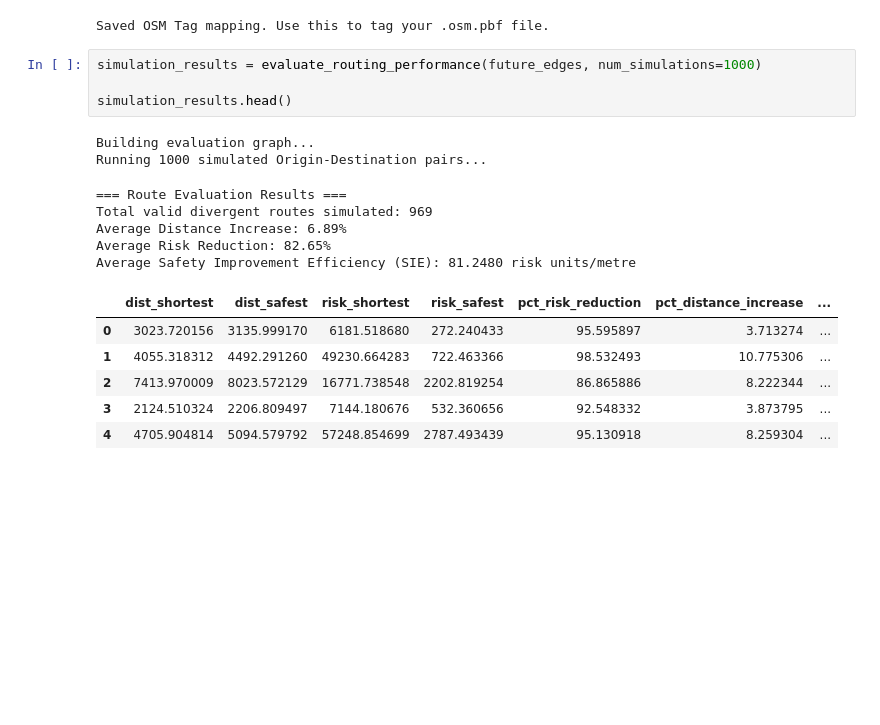
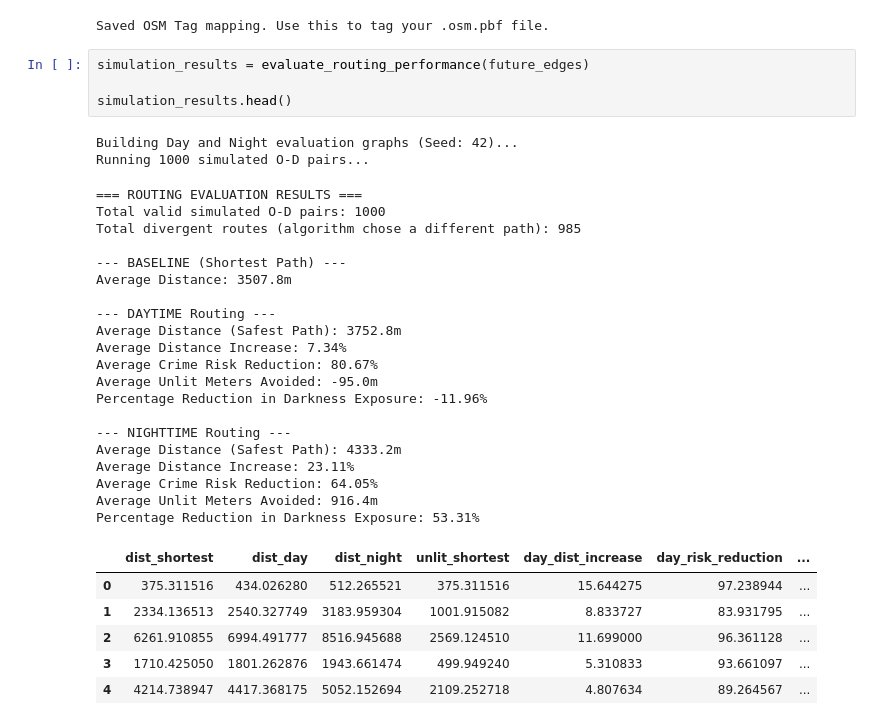
Before and after one commit to djshaf/NightRunner, a Jupyter notebook: Notebook.ipynb, the cells around one changed output. Drawn from its saved outputs; the diff is of its cells as text; blank space fills up the shorter version.

Commit message:
Light Evaluation
Updated evaluation function, now includes unlit streets and random seed

```diff
--- a/Notebook.ipynb
+++ b/Notebook.ipynb
@@ -437,21 +475,36 @@ Predicting future safety scores...
 osm_tag_mapping(future_edges)
 # %% [output]
 Saved OSM Tag mapping. Use this to tag your .osm.pbf file.
-# %%
-simulation_results = evaluate_routing_performance(future_edges, num_simulations=1000)
-
-simulation_results.head()
-# %% [output]
-Building evaluation graph...
-Running 1000 simulated Origin-Destination pairs...
-=== Route Evaluation Results ===
-Total valid divergent routes simulated: 969
-Average Distance Increase: 6.89%
-Average Risk Reduction: 82.65%
-Average Safety Improvement Efficiency (SIE): 81.2480 risk units/metre
-|  | dist_shortest | dist_safest | risk_shortest | risk_safest | pct_risk_reduction | pct_distance_increase | ... |
-| 0 | 3023.720156 | 3135.999170 | 6181.518680 | 272.240433 | 95.595897 | 3.713274 | ... |
-| 1 | 4055.318312 | 4492.291260 | 49230.664283 | 722.463366 | 98.532493 | 10.775306 | ... |
-| 2 | 7413.970009 | 8023.572129 | 16771.738548 | 2202.819254 | 86.865886 | 8.222344 | ... |
-| 3 | 2124.510324 | 2206.809497 | 7144.180676 | 532.360656 | 92.548332 | 3.873795 | ... |
-| 4 | 4705.904814 | 5094.579792 | 57248.854699 | 2787.493439 | 95.130918 | 8.259304 | ... |
+# %%
+simulation_results = evaluate_routing_performance(future_edges)
+
+simulation_results.head()
+# %% [output]
+Building Day and Night evaluation graphs (Seed: 42)...
+Running 1000 simulated O-D pairs...
+=== ROUTING EVALUATION RESULTS ===
+Total valid simulated O-D pairs: 1000
+Total divergent routes (algorithm chose a different path): 985
+
+--- BASELINE (Shortest Path) ---
+Average Distance: 3507.8m
+
+--- DAYTIME Routing ---
+Average Distance (Safest Path): 3752.8m
+Average Distance Increase: 7.34%
+Average Crime Risk Reduction: 80.67%
+Average Unlit Meters Avoided: -95.0m
+Percentage Reduction in Darkness Exposure: -11.96%
+
+--- NIGHTTIME Routing ---
+Average Distance (Safest Path): 4333.2m
+Average Distance Increase: 23.11%
+Average Crime Risk Reduction: 64.05%
+Average Unlit Meters Avoided: 916.4m
+Percentage Reduction in Darkness Exposure: 53.31%
+|  | dist_shortest | dist_day | dist_night | unlit_shortest | day_dist_increase | day_risk_reduction | ... |
+| 0 | 375.311516 | 434.026280 | 512.265521 | 375.311516 | 15.644275 | 97.238944 | ... |
+| 1 | 2334.136513 | 2540.327749 | 3183.959304 | 1001.915082 | 8.833727 | 83.931795 | ... |
+| 2 | 6261.910855 | 6994.491777 | 8516.945688 | 2569.124510 | 11.699000 | 96.361128 | ... |
+| 3 | 1710.425050 | 1801.262876 | 1943.661474 | 499.949240 | 5.310833 | 93.661097 | ... |
+| 4 | 4214.738947 | 4417.368175 | 5052.152694 | 2109.252718 | 4.807634 | 89.264567 | ... |
```
Also changed, not shown: parts of 1 cell of this notebook.
